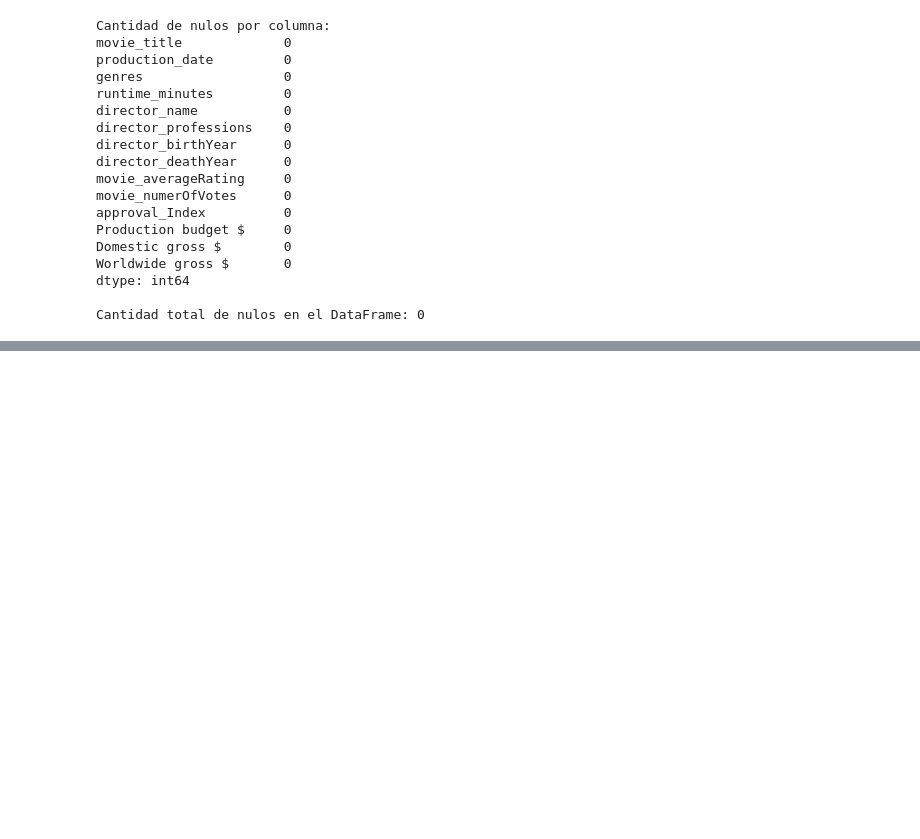
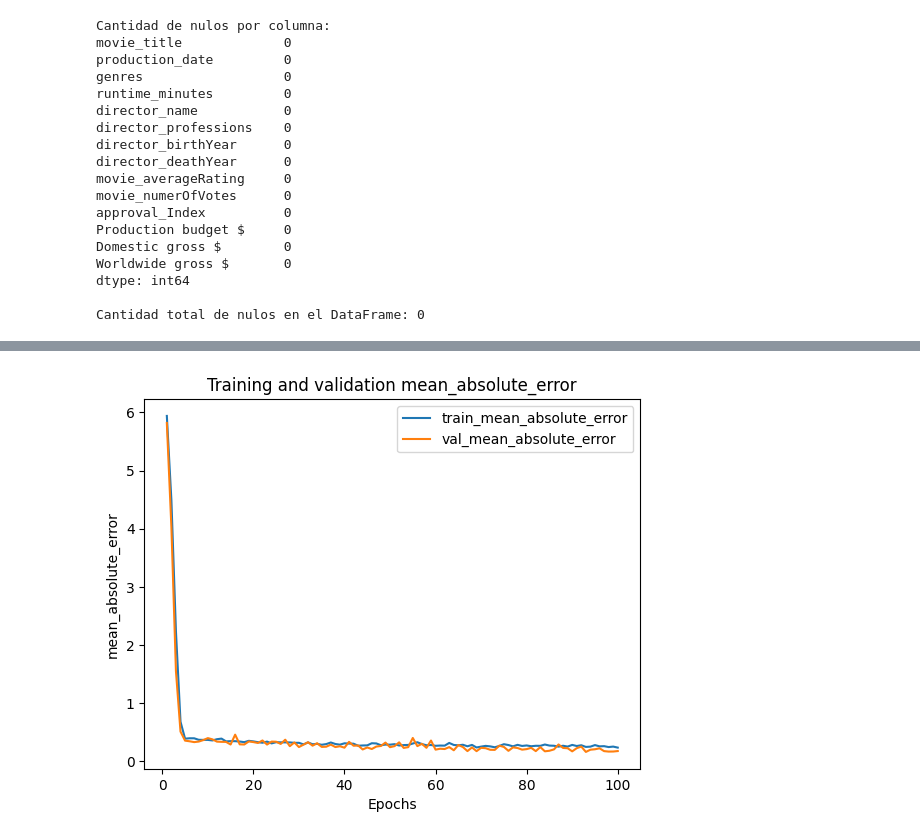
Before and after one commit to IPablo271/Deep-Learning, a Jupyter notebook: Labs/lab2.ipynb, the cells around one changed output, grey strips where cells are left out. Saved outputs shown, nothing was run; the diff lists cells and outputs as text; code cells hidden in the pictures; blank space fills up the shorter version.

```diff
--- a/Labs/lab2.ipynb
+++ b/Labs/lab2.ipynb
@@ -286,0 +334,27 @@ batched_model.evaluate(X_test, y_test, verbose=2)
+# %%
+from keras.layers import Dropout
+from keras.regularizers import l2
+batched_model2 = Sequential([
+    Dense(64, input_shape=(4,), activation="tanh"),
+    BatchNormalization(),
+    Dense(128, activation='tanh'),
+    BatchNormalization(),
+    Dense(64, activation='tanh'),
+    BatchNormalization(),
+    Dense(1, activation='linear')
+]);
+# %%
+batched_model2.compile(
+    optimizer='adam',
+    loss='mean_squared_error',
+    metrics=['mean_absolute_error']
+)
+# %%
+batched_history2 =  batched_model2.fit(
+    X_train,
+    y_train,
+    epochs=100,
+    validation_split=0.25,
+    batch_size=32,
+    verbose=2
+)
@@ -286,0 +379,4 @@ batched_model.evaluate(X_test, y_test, verbose=2)
+# %%
+plot_metric(batched_history2, "mean_absolute_error")
+# %% [output]
+[figure, added]
```
Also changed, not shown: parts of 37 cells of this notebook, 1 other file.
